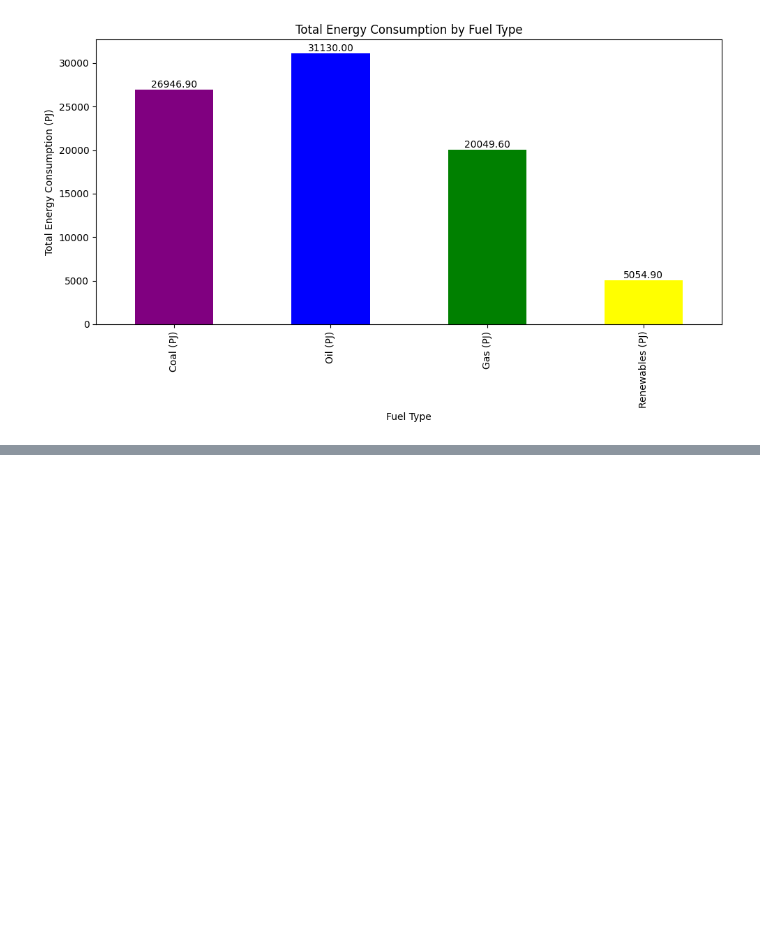
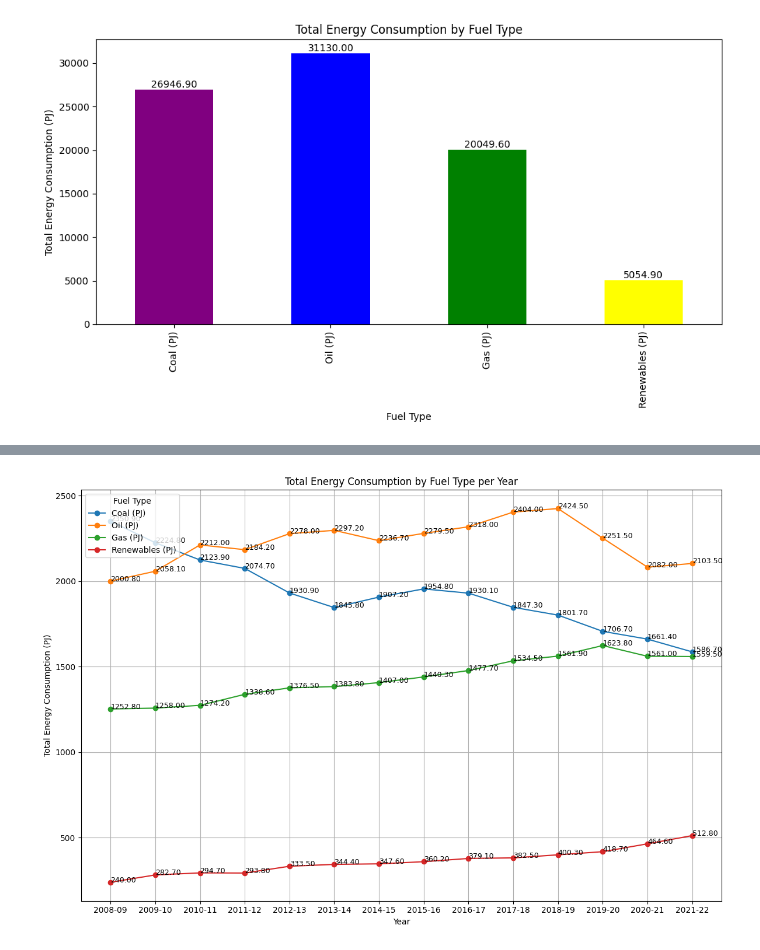
Before and after one commit to Rahe23/Assessment-Two, a Jupyter notebook: Code_Development_Assessment_Two.ipynb, the cells around one changed output, grey strips where cells are left out. Cells and saved outputs as stored; diff of their text form; code cells hidden in the pictures; blank space fills up the shorter version.

```diff
--- a/Code_Development_Assessment_Two.ipynb
+++ b/Code_Development_Assessment_Two.ipynb
@@ -404,0 +467,20 @@ visualize_total_energy_by_fuel_type(asus_engy_df)
+# %%
+def visualize_energy_by_fuel_type_per_year(df):
+    """Analyze and plot total energy consumption by fuel types for each year."""
+    energy_per_year = df.groupby('Year')[['Coal (PJ)', 'Oil (PJ)', 'Gas (PJ)', 'Renewables (PJ)']].sum()
+    plt.figure(figsize=(12, 8))
+    for column in energy_per_year.columns:
+        plt.plot(energy_per_year.index, energy_per_year[column], marker='o', label=column)
+        for x, y in zip(energy_per_year.index, energy_per_year[column]):
+            plt.text(x, y, f'{y:.2f}', fontsize=9)
+    plt.title('Total Energy Consumption by Fuel Type per Year')
+    plt.xlabel('Year')
+    plt.ylabel('Total Energy Consumption (PJ)')
+    plt.legend(title='Fuel Type', loc='upper left')
+    plt.grid(True)
+    plt.tight_layout()
+    plt.show()
+# %%
+visualize_energy_by_fuel_type_per_year(asus_engy_df)
+# %% [output]
+[figure, added]
```
Also changed, not shown: parts of 11 cells of this notebook.
